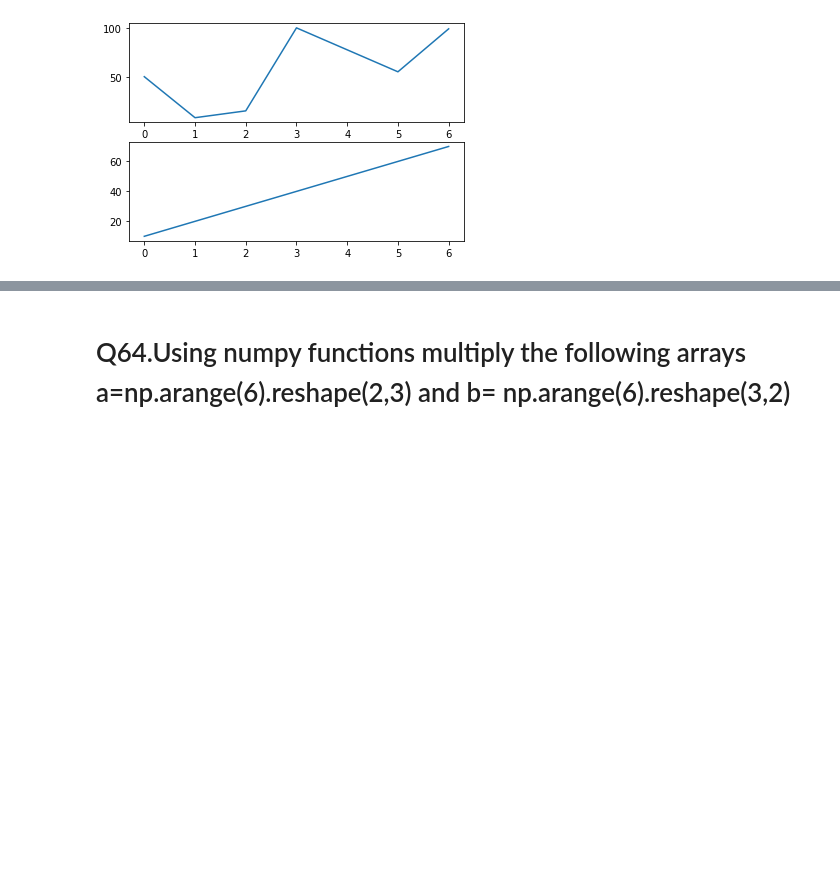
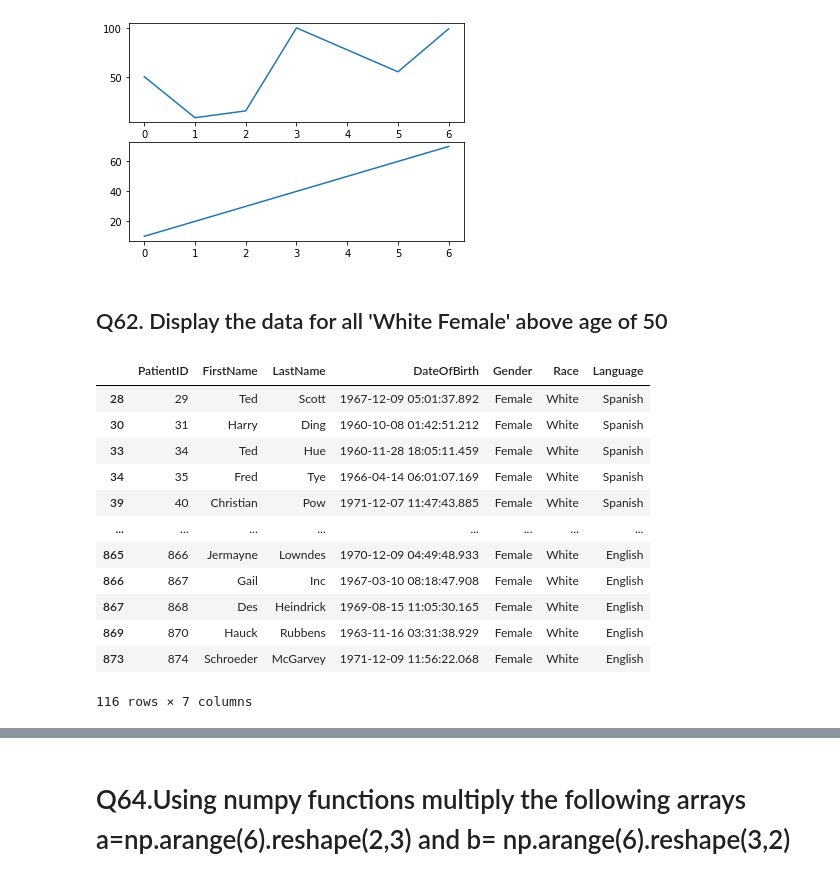
Before and after one commit to swatiguptacse/Team-6-Python-Peers, a Jupyter notebook: Q61to80_team6.ipynb, the cells around one changed output, grey strips where cells are left out. Drawn from its saved outputs; the diff is of its cells as text; code cells hidden in the pictures; blank space fills up the shorter version.

```diff
--- a/Q61to80_team6.ipynb
+++ b/Q61to80_team6.ipynb
@@ -5,3 +7,5 @@ import numpy as np
+# %%
+patients_df = pd.read_excel("HospitalDatabase.xlsx",'Patients')
 # %% [markdown]
 # Q61. Plot a graph by multiploting on the same canvas (Take any set of x &y Values)
 # %%
@@ -23,3 +27,22 @@ plt.plot(x,y)
 plt.show()
 # %% [output]
 [figure]
+# %% [markdown]
+## Q62. Display the data for all 'White Female' above age of 50
+# %%
+df1 = patients_df[(patients_df['Gender']=='Female') & (patients_df['Race']=='White')]
+df1.loc[(dt.today()-pd.to_datetime(df1['DateOfBirth'])).astype('timedelta64[Y]') >50]
+# %% [output]
+|  | PatientID | FirstName | LastName | DateOfBirth | Gender | Race | Language |
+| 28 | 29 | Ted | Scott | 1967-12-09 05:01:37.892 | Female | White | Spanish |
+| 30 | 31 | Harry | Ding | 1960-10-08 01:42:51.212 | Female | White | Spanish |
+| 33 | 34 | Ted | Hue | 1960-11-28 18:05:11.459 | Female | White | Spanish |
+| 34 | 35 | Fred | Tye | 1966-04-14 06:01:07.169 | Female | White | Spanish |
+| 39 | 40 | Christian | Pow | 1971-12-07 11:47:43.885 | Female | White | Spanish |
+| ... | ... | ... | ... | ... | ... | ... | ... |
+| 865 | 866 | Jermayne | Lowndes | 1970-12-09 04:49:48.933 | Female | White | English |
+| 866 | 867 | Gail | Inc | 1967-03-10 08:18:47.908 | Female | White | English |
+| 867 | 868 | Des | Heindrick | 1969-08-15 11:05:30.165 | Female | White | English |
+| 869 | 870 | Hauck | Rubbens | 1963-11-16 03:31:38.929 | Female | White | English |
+| 873 | 874 | Schroeder | McGarvey | 1971-12-09 11:56:22.068 | Female | White | English |
+116 rows × 7 columns
```
Also changed, not shown: parts of 13 cells of this notebook.
